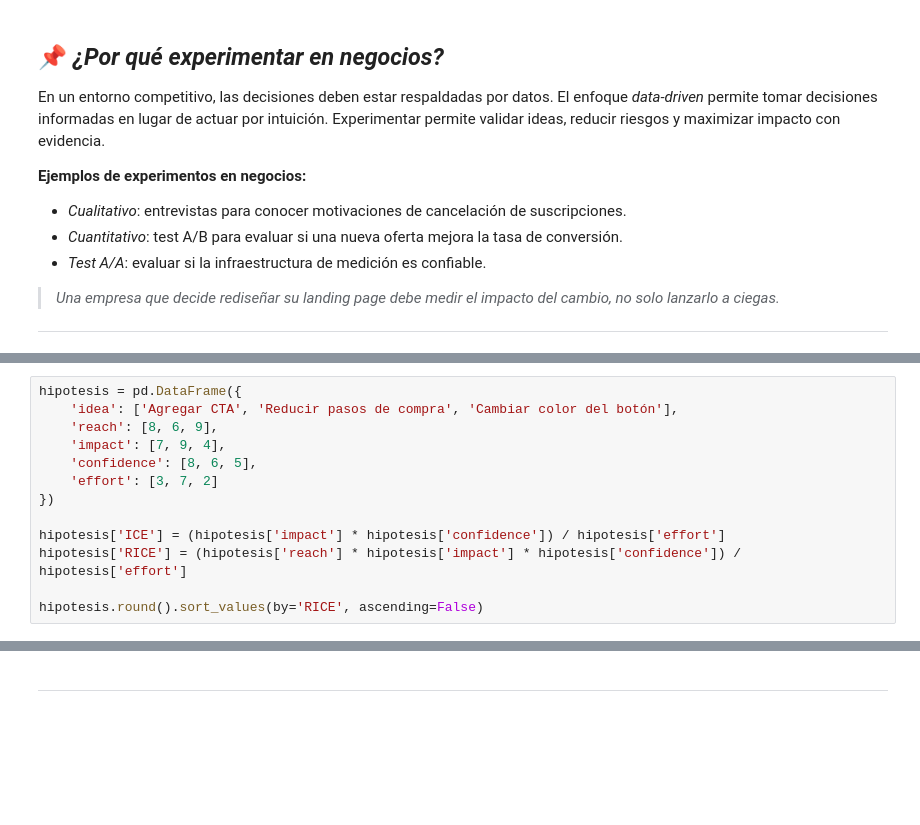
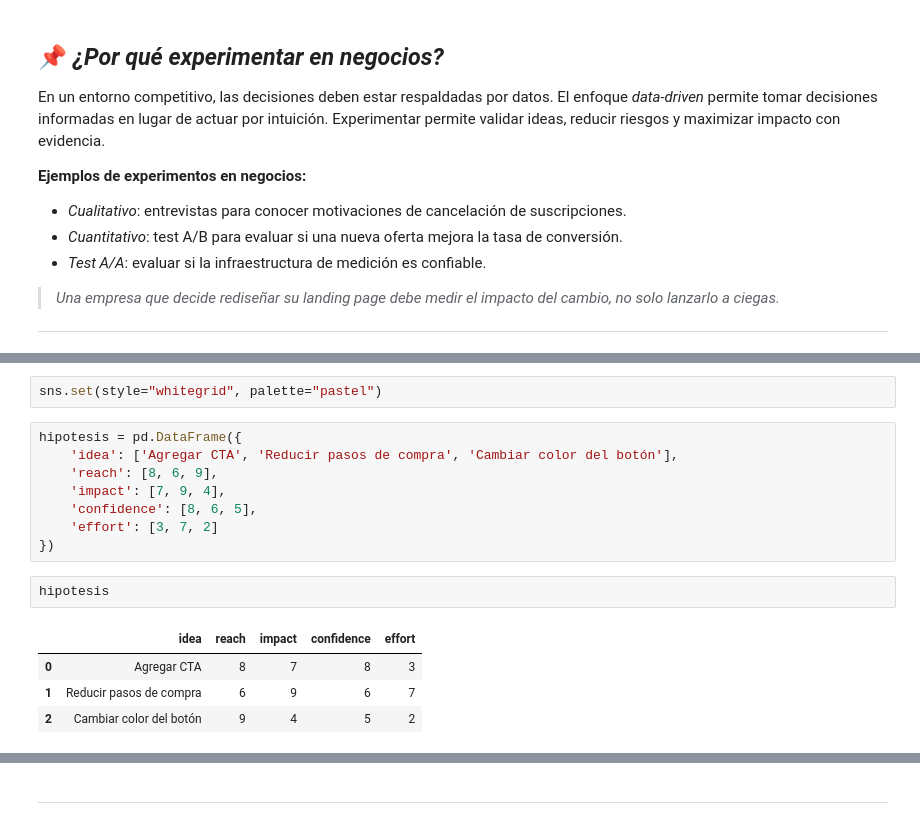
Before and after one commit to zyntonyson/bootcamp_ds_da, a Jupyter notebook: 10-da-toma-decisiones-negocio/20-pruebas-ab.ipynb, the cells around one changed output, grey strips where cells are left out. Saved outputs shown, nothing was run; the diff lists cells and outputs as text; blank space fills up the shorter version.

```diff
--- a/10-da-toma-decisiones-negocio/20-pruebas-ab.ipynb
+++ b/10-da-toma-decisiones-negocio/20-pruebas-ab.ipynb
@@ -77,3 +75,5 @@ Estos frameworks permiten priorizar de forma transparente y alineada con los obj
+# %%
+sns.set(style="whitegrid", palette="pastel")
 # %%
 hipotesis = pd.DataFrame({
     'idea': ['Agregar CTA', 'Reducir pasos de compra', 'Cambiar color del botón'],
@@ -82,8 +82,10 @@ hipotesis = pd.DataFrame({
     'confidence': [8, 6, 5],
     'effort': [3, 7, 2]
 })
-
-hipotesis['ICE'] = (hipotesis['impact'] * hipotesis['confidence']) / hipotesis['effort']
-hipotesis['RICE'] = (hipotesis['reach'] * hipotesis['impact'] * hipotesis['confidence']) / hipotesis['effort']
-
-hipotesis.round().sort_values(by='RICE', ascending=False)
+# %%
+hipotesis
+# %% [output]
+|  | idea | reach | impact | confidence | effort |
+| 0 | Agregar CTA | 8 | 7 | 8 | 3 |
+| 1 | Reducir pasos de compra | 6 | 9 | 6 | 7 |
+| 2 | Cambiar color del botón | 9 | 4 | 5 | 2 |
```
Also changed, not shown: parts of 10 cells of this notebook, 3 other files.
